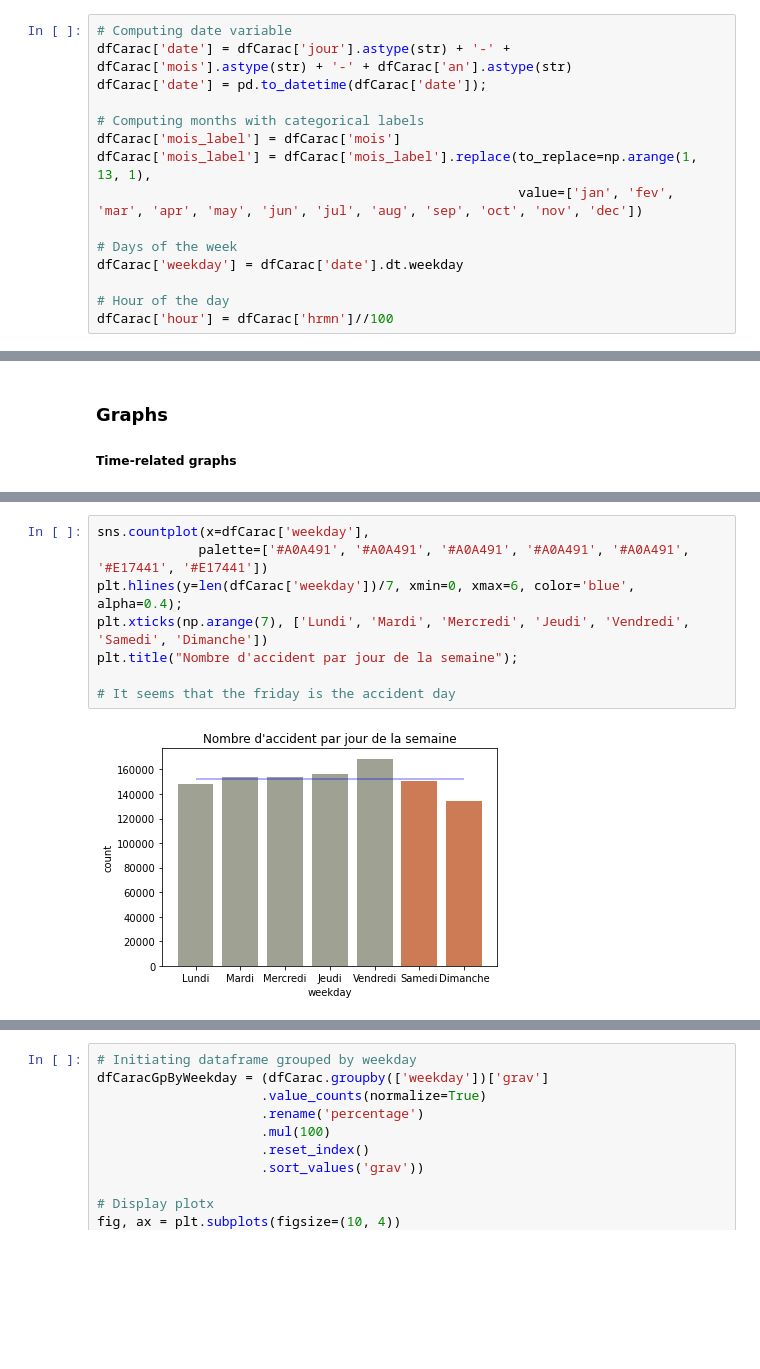
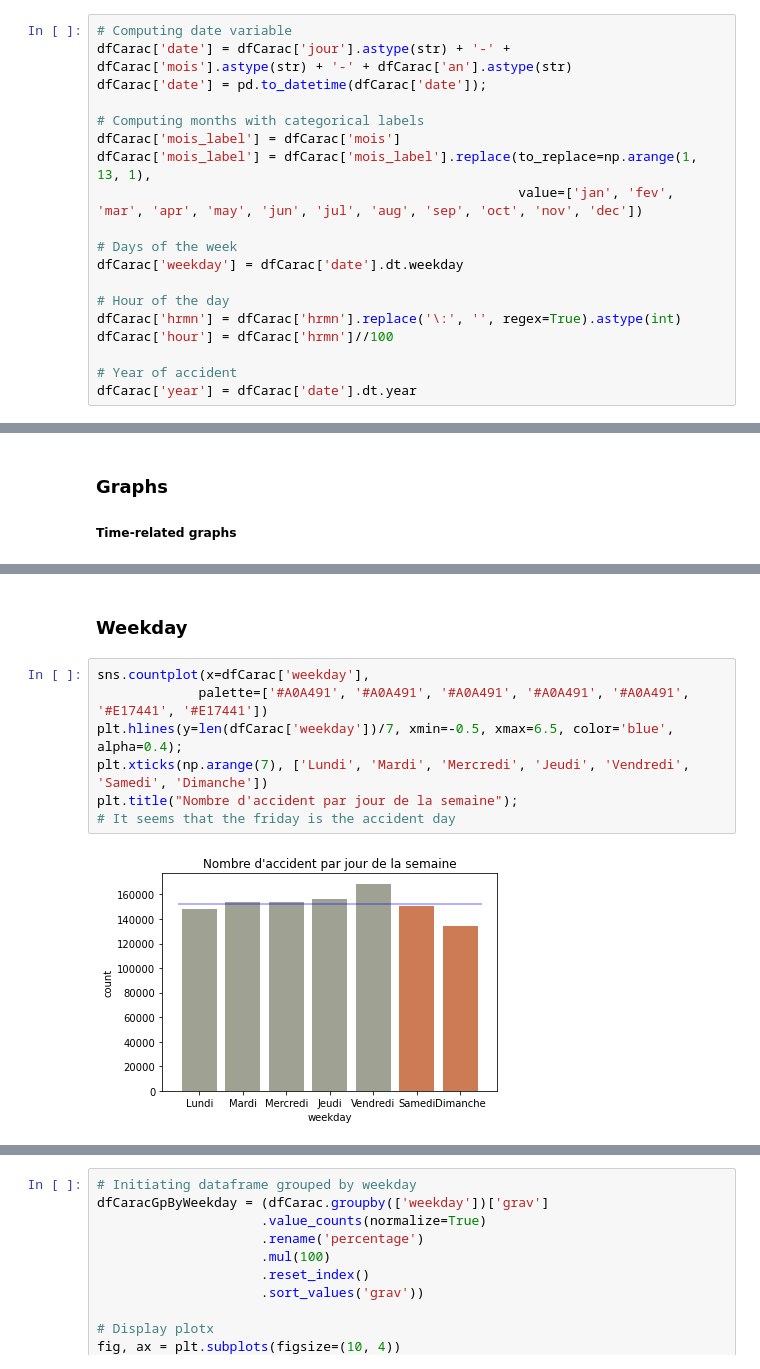
Before and after one commit to YacineHajjiDataScientist/20220814_dsProject, a Jupyter notebook: 20220821_projectDS.ipynb, the cells around one changed output, grey strips where cells are left out. Saved outputs shown, nothing was run; the diff lists cells and outputs as text; blank space fills up the shorter version.

```diff
--- a/20220821_projectDS.ipynb
+++ b/20220821_projectDS.ipynb
@@ -104,4 +109,8 @@ dfCarac['mois_label'] = dfCarac['mois_label'].replace(to_replace=np.arange(1, 13
 dfCarac['weekday'] = dfCarac['date'].dt.weekday
 
 # Hour of the day
+dfCarac['hrmn'] = dfCarac['hrmn'].replace('\:', '', regex=True).astype(int)
 dfCarac['hour'] = dfCarac['hrmn']//100
+
+# Year of accident
+dfCarac['year'] = dfCarac['date'].dt.year
@@ -379,10 +461,11 @@ sns.countplot(x=dfCarac['mois'], hue=dfCarac['grav'],
+# %% [markdown]
+### Weekday
 # %%
 sns.countplot(x=dfCarac['weekday'],
              palette=['#A0A491', '#A0A491', '#A0A491', '#A0A491', '#A0A491', '#E17441', '#E17441'])
-plt.hlines(y=len(dfCarac['weekday'])/7, xmin=0, xmax=6, color='blue', alpha=0.4);
+plt.hlines(y=len(dfCarac['weekday'])/7, xmin=-0.5, xmax=6.5, color='blue', alpha=0.4);
 plt.xticks(np.arange(7), ['Lundi', 'Mardi', 'Mercredi', 'Jeudi', 'Vendredi', 'Samedi', 'Dimanche'])
 plt.title("Nombre d'accident par jour de la semaine");
-
 # It seems that the friday is the accident day
 # %% [output]
-[figure, old version]
+[figure, new version]
```
Also changed, not shown: parts of 27 cells of this notebook.
